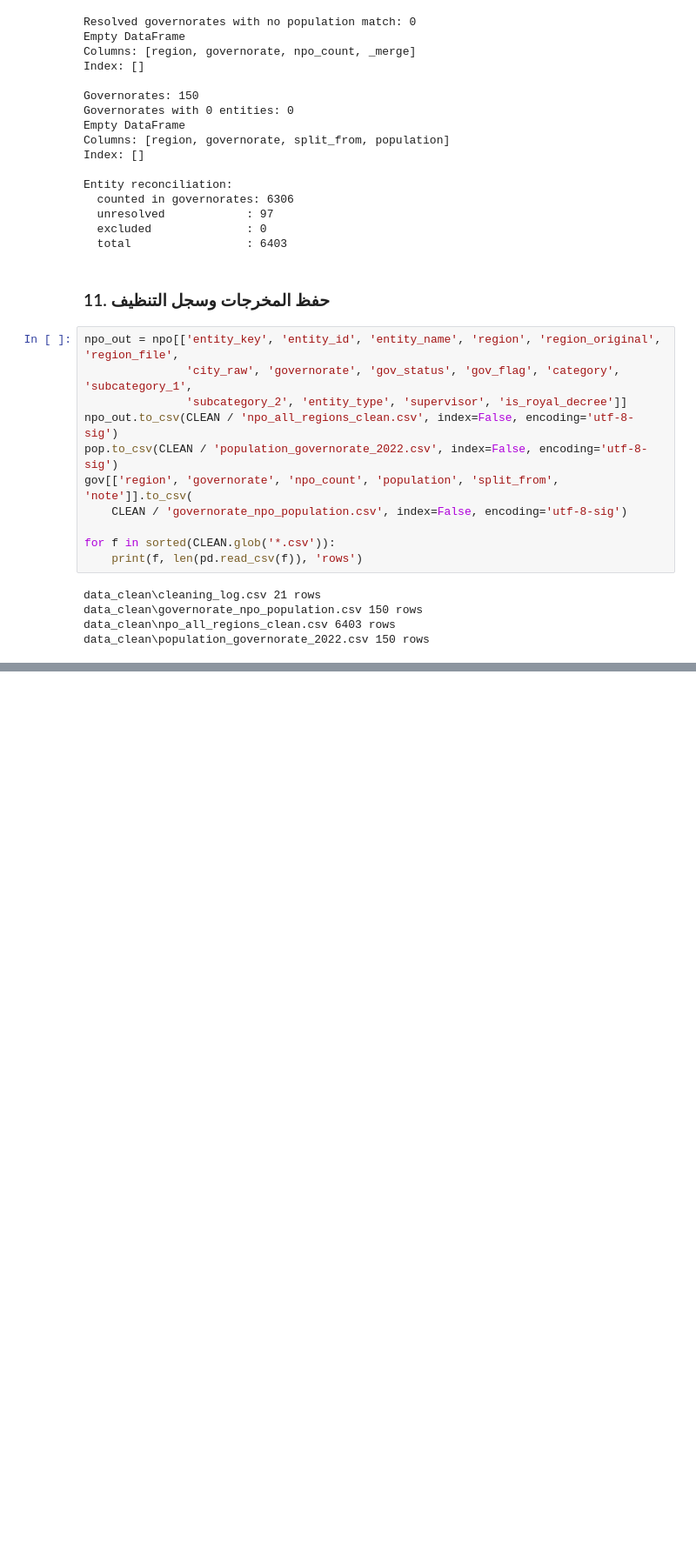
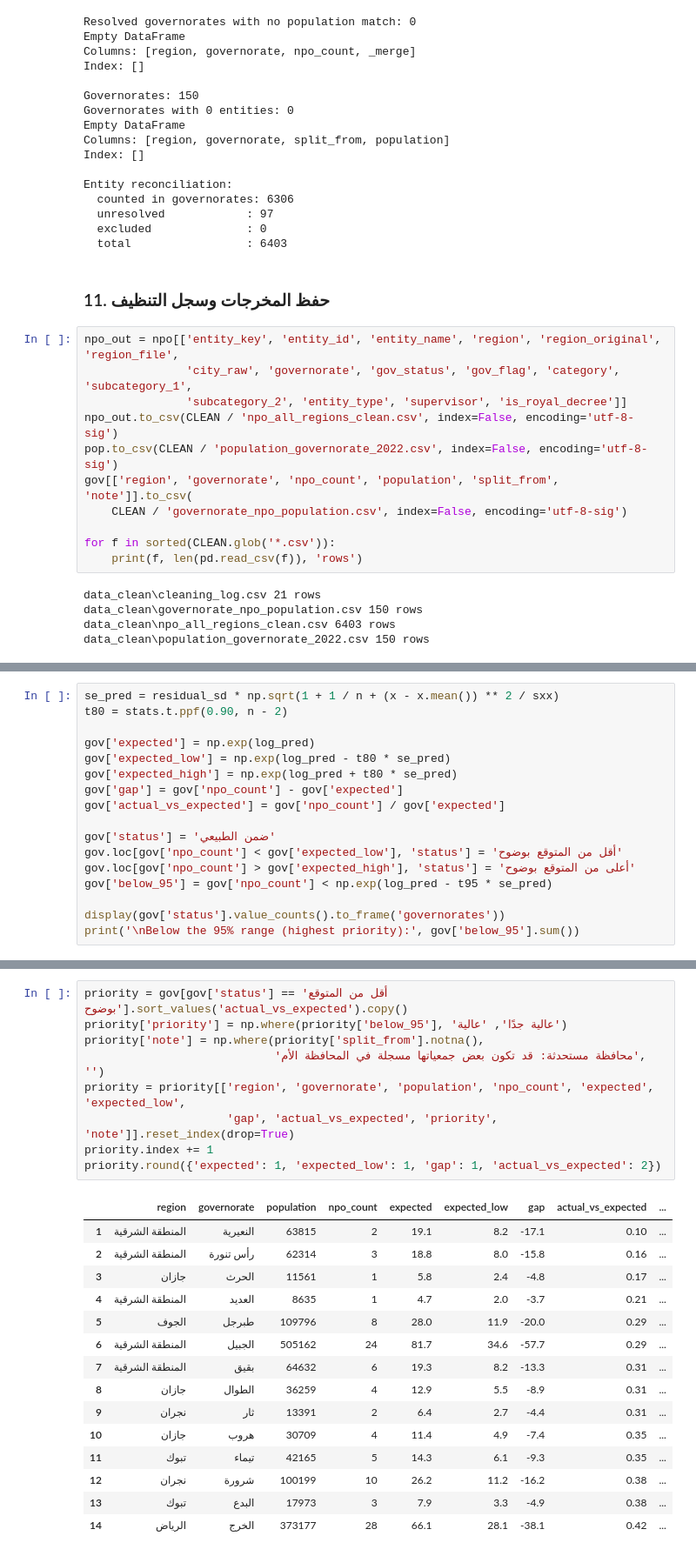
Before and after one commit to HayaSaleh97/npo-governorate-gap-analysis, a Jupyter notebook: analysis.ipynb, the cells around one changed output, grey strips where cells are left out. Shown at 87% size. Drawn from its saved outputs; the diff is of its cells as text; blank space fills up the shorter version.

```diff
--- a/analysis.ipynb
+++ b/analysis.ipynb
@@ -702,0 +877,17 @@ cleaning_log
+# %%
+se_pred = residual_sd * np.sqrt(1 + 1 / n + (x - x.mean()) ** 2 / sxx)
+t80 = stats.t.ppf(0.90, n - 2)
+
+gov['expected'] = np.exp(log_pred)
+gov['expected_low'] = np.exp(log_pred - t80 * se_pred)
+gov['expected_high'] = np.exp(log_pred + t80 * se_pred)
+gov['gap'] = gov['npo_count'] - gov['expected']
+gov['actual_vs_expected'] = gov['npo_count'] / gov['expected']
+
+gov['status'] = 'ضمن الطبيعي'
+gov.loc[gov['npo_count'] < gov['expected_low'], 'status'] = 'أقل من المتوقع بوضوح'
+gov.loc[gov['npo_count'] > gov['expected_high'], 'status'] = 'أعلى من المتوقع بوضوح'
+gov['below_95'] = gov['npo_count'] < np.exp(log_pred - t95 * se_pred)
+
+display(gov['status'].value_counts().to_frame('governorates'))
+print('\nBelow the 95% range (highest priority):', gov['below_95'].sum())
@@ -702,0 +937,25 @@ cleaning_log
+# %%
+priority = gov[gov['status'] == 'أقل من المتوقع بوضوح'].sort_values('actual_vs_expected').copy()
+priority['priority'] = np.where(priority['below_95'], 'عالية جدًا', 'عالية')
+priority['note'] = np.where(priority['split_from'].notna(),
+                            'محافظة مستحدثة: قد تكون بعض جمعياتها مسجلة في المحافظة الأم', '')
+priority = priority[['region', 'governorate', 'population', 'npo_count', 'expected', 'expected_low',
+                     'gap', 'actual_vs_expected', 'priority', 'note']].reset_index(drop=True)
+priority.index += 1
+priority.round({'expected': 1, 'expected_low': 1, 'gap': 1, 'actual_vs_expected': 2})
+# %% [output]
+|  | region | governorate | population | npo_count | expected | expected_low | gap | actual_vs_expected | ... |
+| 1 | المنطقة الشرقية | النعيرية | 63815 | 2 | 19.1 | 8.2 | -17.1 | 0.10 | ... |
+| 2 | المنطقة الشرقية | رأس تنورة | 62314 | 3 | 18.8 | 8.0 | -15.8 | 0.16 | ... |
+| 3 | جازان | الحرث | 11561 | 1 | 5.8 | 2.4 | -4.8 | 0.17 | ... |
+| 4 | المنطقة الشرقية | العديد | 8635 | 1 | 4.7 | 2.0 | -3.7 | 0.21 | ... |
+| 5 | الجوف | طبرجل | 109796 | 8 | 28.0 | 11.9 | -20.0 | 0.29 | ... |
+| 6 | المنطقة الشرقية | الجبيل | 505162 | 24 | 81.7 | 34.6 | -57.7 | 0.29 | ... |
+| 7 | المنطقة الشرقية | بقيق | 64632 | 6 | 19.3 | 8.2 | -13.3 | 0.31 | ... |
+| 8 | جازان | الطوال | 36259 | 4 | 12.9 | 5.5 | -8.9 | 0.31 | ... |
+| 9 | نجران | ثار | 13391 | 2 | 6.4 | 2.7 | -4.4 | 0.31 | ... |
+| 10 | جازان | هروب | 30709 | 4 | 11.4 | 4.9 | -7.4 | 0.35 | ... |
+| 11 | تبوك | تيماء | 42165 | 5 | 14.3 | 6.1 | -9.3 | 0.35 | ... |
+| 12 | نجران | شرورة | 100199 | 10 | 26.2 | 11.2 | -16.2 | 0.38 | ... |
+| 13 | تبوك | البدع | 17973 | 3 | 7.9 | 3.3 | -4.9 | 0.38 | ... |
+| 14 | الرياض | الخرج | 373177 | 28 | 66.1 | 28.1 | -38.1 | 0.42 | ... |
```
Also changed, not shown: parts of 26 cells of this notebook, 6 other files.
